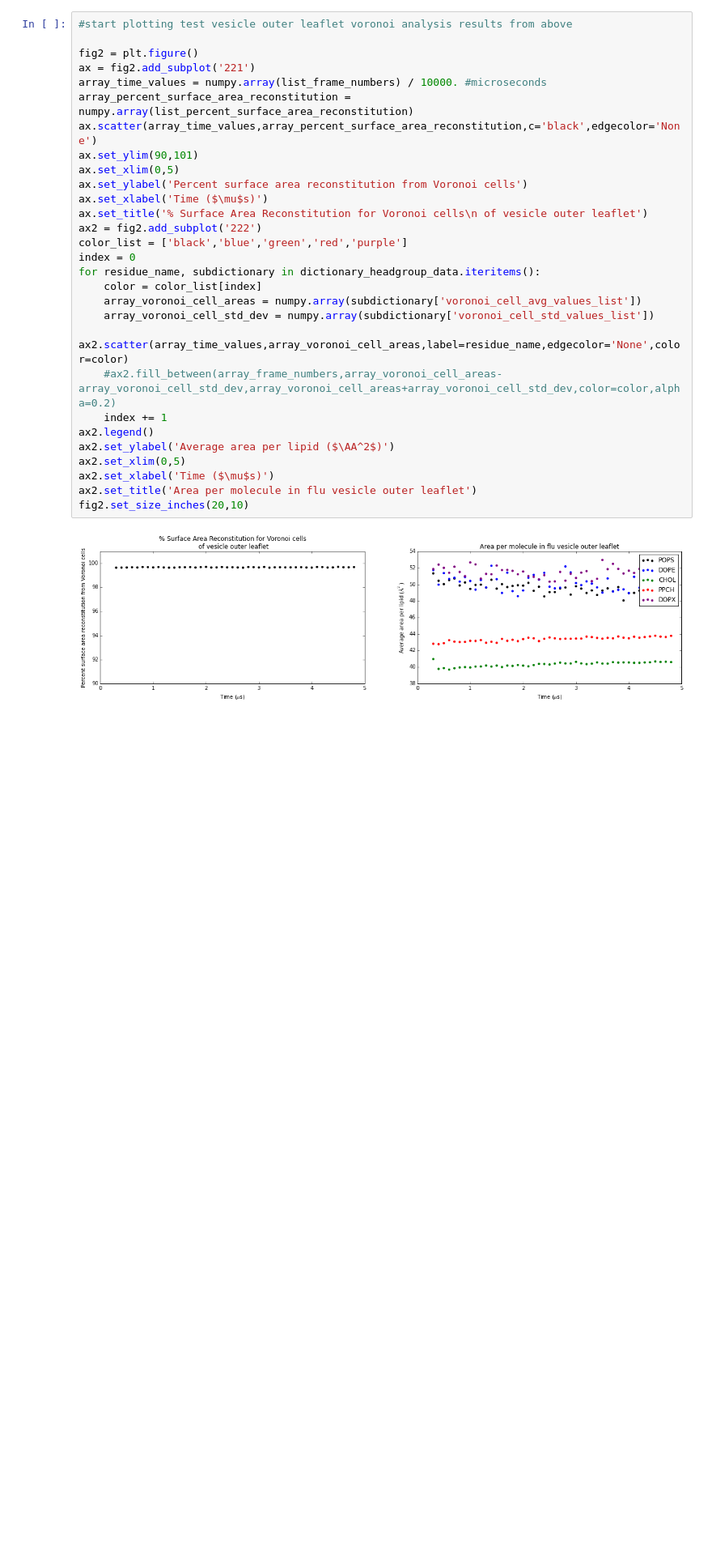
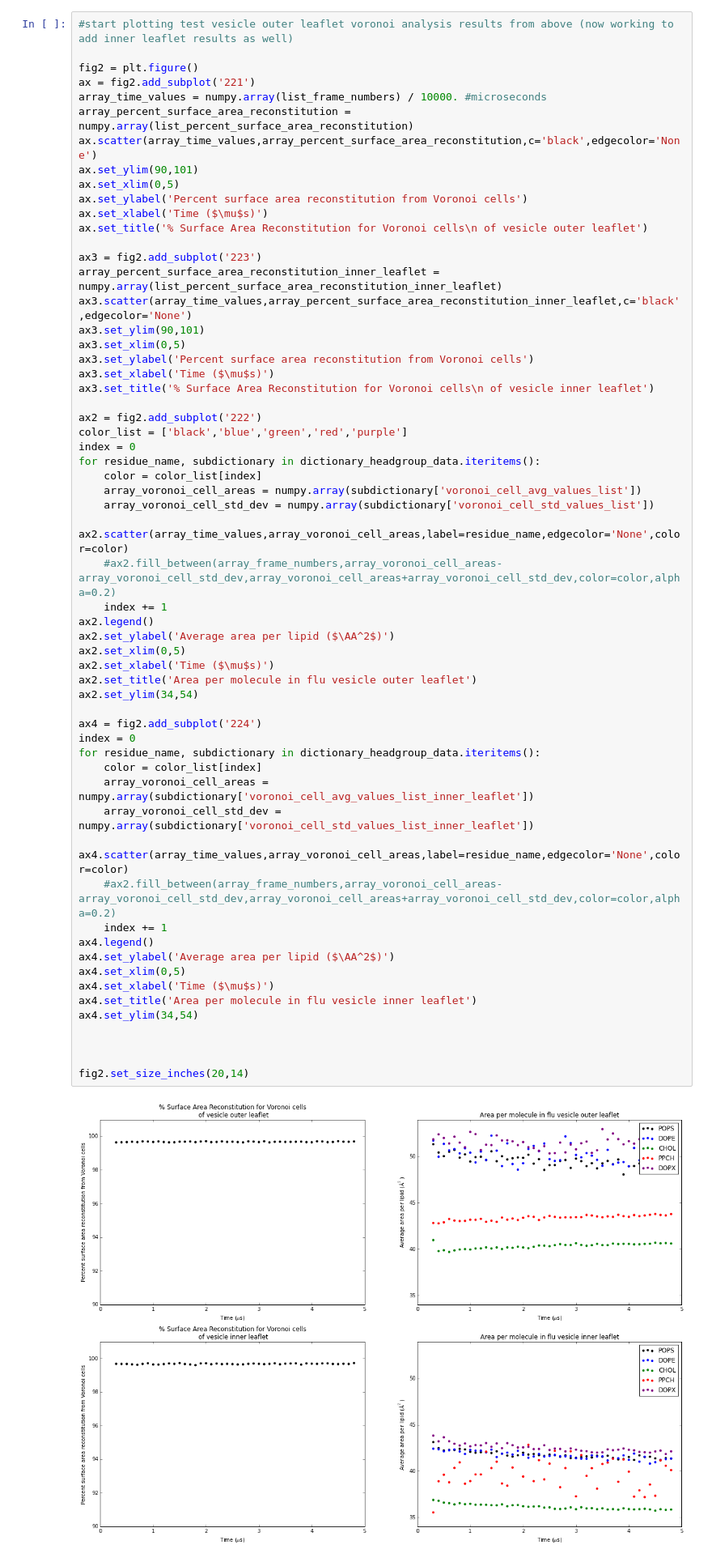
Before and after one commit to tylerjereddy/viral_voronoi_analysis, a Jupyter notebook: spherical_Voronoi_virus_analysis.ipynb, the cells around one changed output. Shown at 81% size. Cells and saved outputs as stored; diff of their text form; blank space fills up the shorter version.

```diff
--- a/spherical_Voronoi_virus_analysis.ipynb
+++ b/spherical_Voronoi_virus_analysis.ipynb
@@ -341,34 +402,64 @@ frame: 13001
 frame:
 # %%
-#start plotting test vesicle outer leaflet voronoi analysis results from above
+#start plotting test vesicle outer leaflet voronoi analysis results from above (now working to add inner leaflet results as well)
 
 fig2 = plt.figure()
 ax = fig2.add_subplot('221')
 array_time_values = numpy.array(list_frame_numbers) / 10000. #microseconds
 array_percent_surface_area_reconstitution = numpy.array(list_percent_surface_area_reconstitution)
 ax.scatter(array_time_values,array_percent_surface_area_reconstitution,c='black',edgecolor='None')
 ax.set_ylim(90,101)
 ax.set_xlim(0,5)
 ax.set_ylabel('Percent surface area reconstitution from Voronoi cells')
 ax.set_xlabel('Time ($\mu$s)')
 ax.set_title('% Surface Area Reconstitution for Voronoi cells\n of vesicle outer leaflet')
+
+ax3 = fig2.add_subplot('223')
+array_percent_surface_area_reconstitution_inner_leaflet = numpy.array(list_percent_surface_area_reconstitution_inner_leaflet)
+ax3.scatter(array_time_values,array_percent_surface_area_reconstitution_inner_leaflet,c='black',edgecolor='None')
+ax3.set_ylim(90,101)
+ax3.set_xlim(0,5)
+ax3.set_ylabel('Percent surface area reconstitution from Voronoi cells')
+ax3.set_xlabel('Time ($\mu$s)')
+ax3.set_title('% Surface Area Reconstitution for Voronoi cells\n of vesicle inner leaflet')
+
 ax2 = fig2.add_subplot('222')
 color_list = ['black','blue','green','red','purple']
 index = 0
 for residue_name, subdictionary in dictionary_headgroup_data.iteritems():
     color = color_list[index]
     array_voronoi_cell_areas = numpy.array(subdictionary['voronoi_cell_avg_values_list'])
     array_voronoi_cell_std_dev = numpy.array(subdictionary['voronoi_cell_std_values_list'])
     ax2.scatter(array_time_values,array_voronoi_cell_areas,label=residue_name,edgecolor='None',color=color)
     #ax2.fill_between(array_frame_numbers,array_voronoi_cell_areas-array_voronoi_cell_std_dev,array_voronoi_cell_areas+array_voronoi_cell_std_dev,color=color,alpha=0.2)
     index += 1
 ax2.legend()
 ax2.set_ylabel('Average area per lipid ($\AA^2$)')
 ax2.set_xlim(0,5)
 ax2.set_xlabel('Time ($\mu$s)')
 ax2.set_title('Area per molecule in flu vesicle outer leaflet')
-fig2.set_size_inches(20,10)
+ax2.set_ylim(34,54)
+
+ax4 = fig2.add_subplot('224')
+index = 0
+for residue_name, subdictionary in dictionary_headgroup_data.iteritems():
+    color = color_list[index]
+    array_voronoi_cell_areas = numpy.array(subdictionary['voronoi_cell_avg_values_list_inner_leaflet'])
+    array_voronoi_cell_std_dev = numpy.array(subdictionary['voronoi_cell_std_values_list_inner_leaflet'])
+    ax4.scatter(array_time_values,array_voronoi_cell_areas,label=residue_name,edgecolor='None',color=color)
+    #ax2.fill_between(array_frame_numbers,array_voronoi_cell_areas-array_voronoi_cell_std_dev,array_voronoi_cell_areas+array_voronoi_cell_std_dev,color=color,alpha=0.2)
+    index += 1
+ax4.legend()
+ax4.set_ylabel('Average area per lipid ($\AA^2$)')
+ax4.set_xlim(0,5)
+ax4.set_xlabel('Time ($\mu$s)')
+ax4.set_title('Area per molecule in flu vesicle inner leaflet')
+ax4.set_ylim(34,54)
+
+
+
+fig2.set_size_inches(20,14)
 # %% [output]
-[figure, old version]
+[figure, new version]
 # %% [markdown]
 The above plots are a good start for the flu vesicle outer leaflet voronoi parsing. The area per molecule values look more reasonable now. For example, previous DPD simulations for CHOL gave an area of 40.3 A$^2$ (de Meyer and Smit, 2009), and previous monolayer experiments produced an area of 41 A$^2$ for CHOL (Brzozowska and Figaszewski, 2002). Note that the area per molecule plot isn't currently displaying the standard deviations values, which are very large. That might be something to investigate.
```
Also changed, not shown: parts of 2 cells of this notebook.
